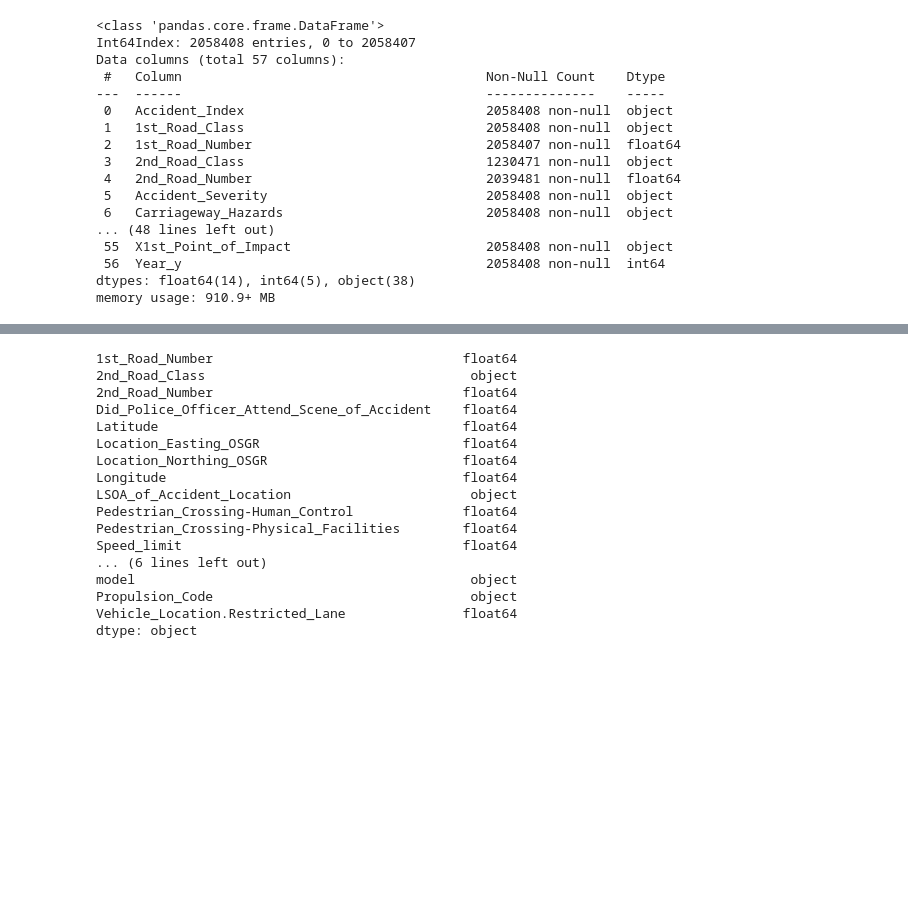
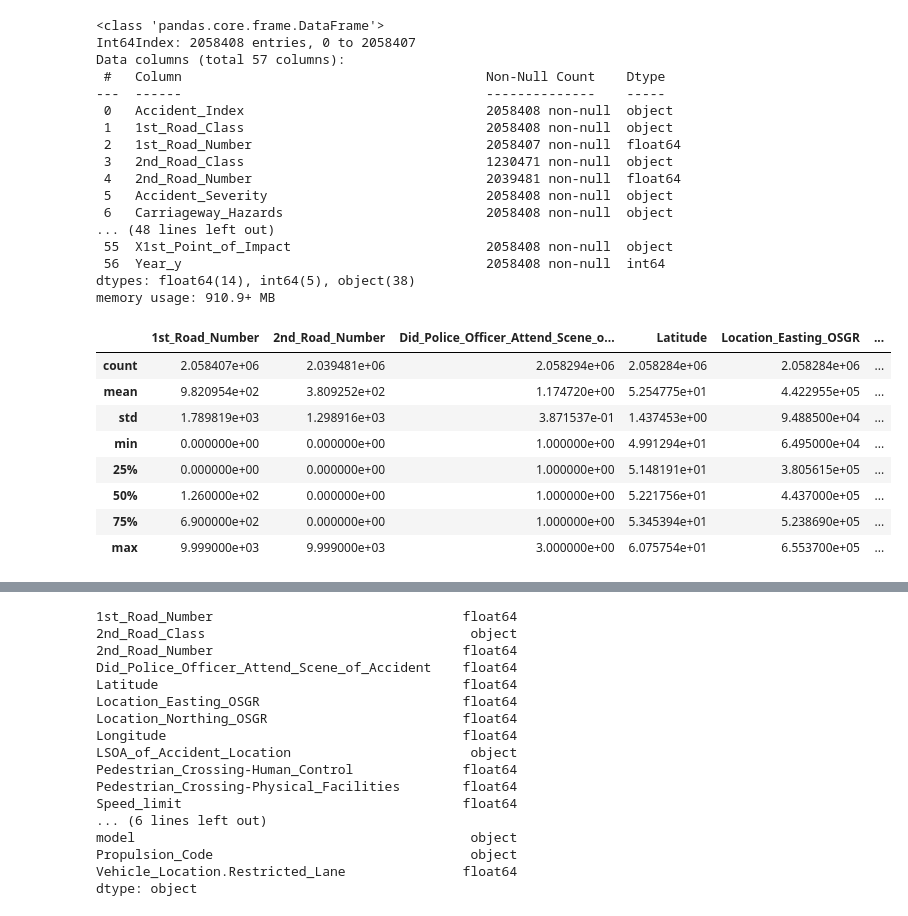
Before and after one commit to scharpham/Springboard, a Jupyter notebook: Capstone 2/capstone2/notebooks/Capstone2-Data Wrangling.ipynb, the cells around one changed output, grey strips where cells are left out. Cells and saved outputs as stored; diff of their text form; code cells hidden in the pictures; blank space fills up the shorter version.

```diff
--- a/Capstone 2/capstone2/notebooks/Capstone2-Data Wrangling.ipynb
+++ b/Capstone 2/capstone2/notebooks/Capstone2-Data Wrangling.ipynb
@@ -98,3 +106,16 @@ Data columns (total 57 columns):
  56  Year_y                                       2058408 non-null  int64
 dtypes: float64(14), int64(5), object(38)
 memory usage: 910.9+ MB
+# %%
+#Summary Statistics on Column
+df.describe()
+# %% [output]
+|  | 1st_Road_Number | 2nd_Road_Number | Did_Police_Officer_Attend_Scene_o... | Latitude | Location_Easting_OSGR | ... |
+| count | 2.058407e+06 | 2.039481e+06 | 2.058294e+06 | 2.058284e+06 | 2.058284e+06 | ... |
+| mean | 9.820954e+02 | 3.809252e+02 | 1.174720e+00 | 5.254775e+01 | 4.422955e+05 | ... |
+| std | 1.789819e+03 | 1.298916e+03 | 3.871537e-01 | 1.437453e+00 | 9.488500e+04 | ... |
+| min | 0.000000e+00 | 0.000000e+00 | 1.000000e+00 | 4.991294e+01 | 6.495000e+04 | ... |
+| 25% | 0.000000e+00 | 0.000000e+00 | 1.000000e+00 | 5.148191e+01 | 3.805615e+05 | ... |
+| 50% | 1.260000e+02 | 0.000000e+00 | 1.000000e+00 | 5.221756e+01 | 4.437000e+05 | ... |
+| 75% | 6.900000e+02 | 0.000000e+00 | 1.000000e+00 | 5.345394e+01 | 5.238690e+05 | ... |
+| max | 9.999000e+03 | 9.999000e+03 | 3.000000e+00 | 6.075754e+01 | 6.553700e+05 | ... |
```
Also changed, not shown: parts of 15 cells of this notebook, 1 other file.
